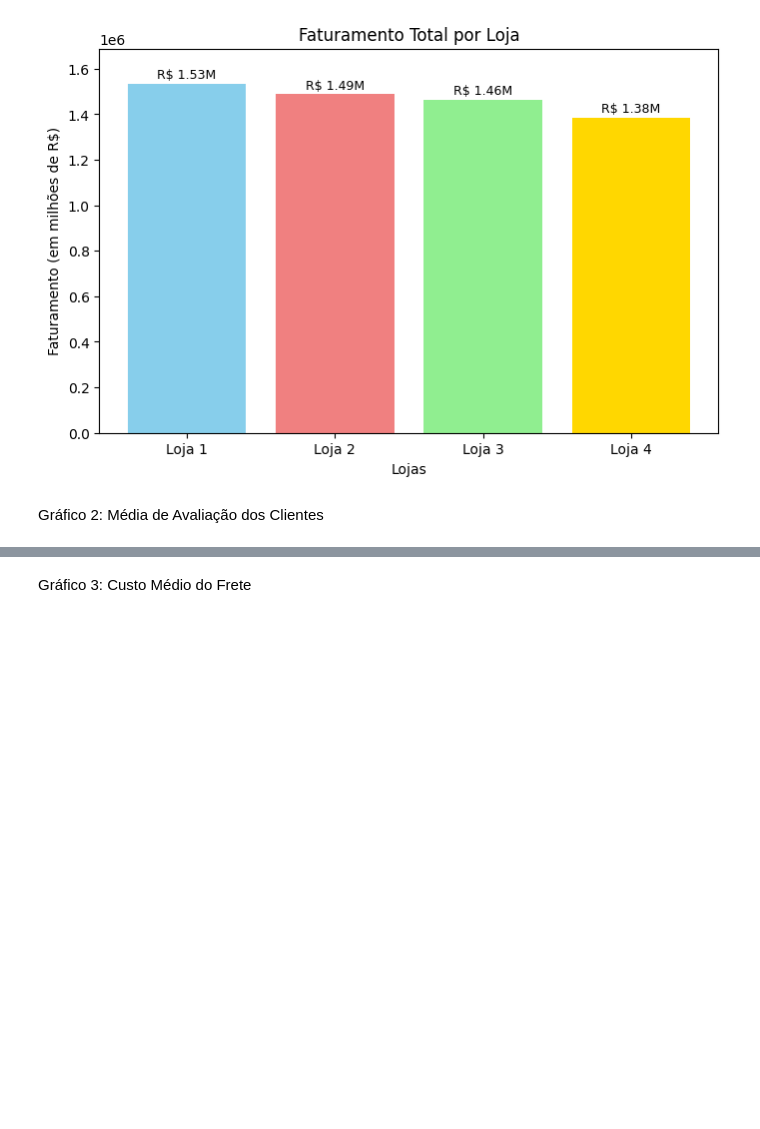
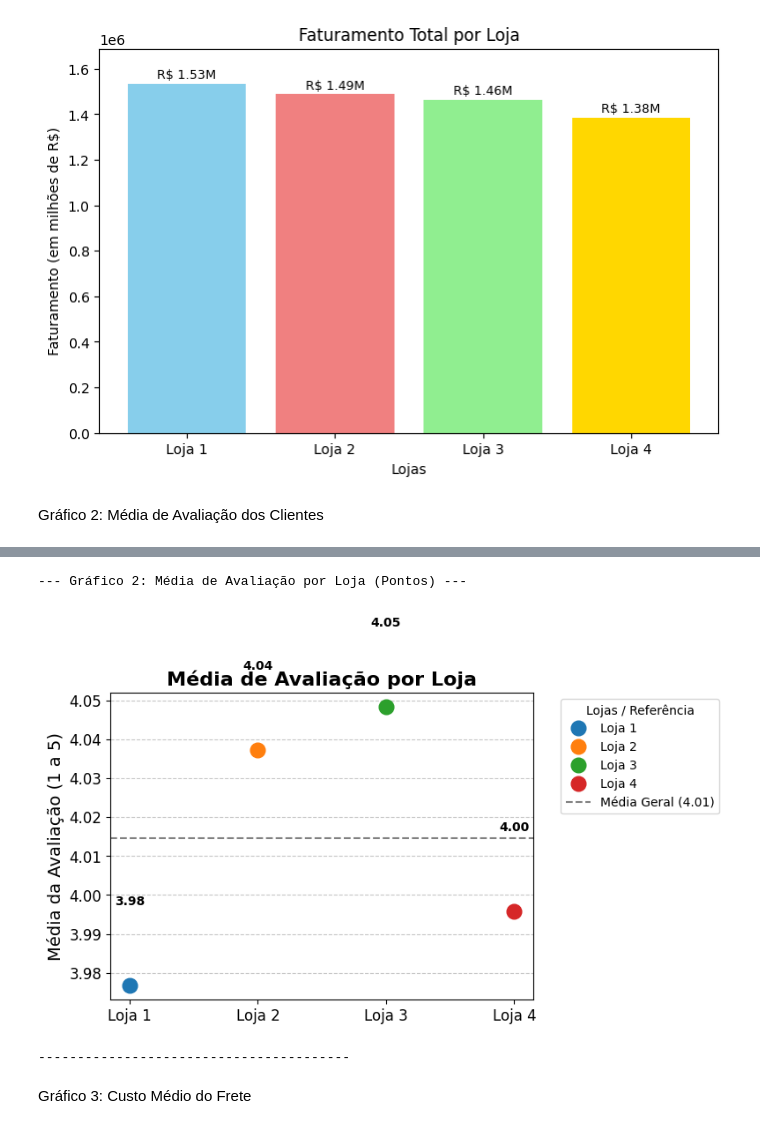
Before and after one commit to SueliHora/Challege-Data-Science-Latam, a Jupyter notebook: AluraStoreBr.ipynb, the cells around one changed output, grey strips where cells are left out. Saved outputs shown, nothing was run; the diff lists cells and outputs as text; code cells hidden in the pictures; blank space fills up the shorter version.

```diff
--- a/AluraStoreBr.ipynb
+++ b/AluraStoreBr.ipynb
@@ -226,2 +463,75 @@ plt.show()
+# %%
+import matplotlib.pyplot as plt
+import matplotlib.ticker as mticker # Importado, mas não essencial aqui
+
+print("\n--- Gráfico 2: Média de Avaliação por Loja (Pontos) ---")
+
+# Cores para manter consistência (opcional, mas bom para diferenciar)
+cores_grafico = ['#1f77b4', '#ff7f0e', '#2ca02c', '#d62728'] # Cores padrão
+
+# --- Criar o Gráfico ---
+try:
+    plt.figure(figsize=(8, 5)) # Define o tamanho da figura
+
+    # Plotar cada ponto individualmente para poder atribuir cor e legenda
+    for i in range(len(lojas_nomes)):
+        plt.plot(lojas_nomes[i],           # Posição no eixo X (nome da loja)
+                 medias_avaliacao[i],      # Posição no eixo Y (média da loja)
+                 marker='o',               # Formato do marcador (círculo)
+                 linestyle='',             # SEM linha conectando os pontos
+                 markersize=12,            # Tamanho do marcador
+                 color=cores_grafico[i],   # Cor específica para cada loja
+                 label=lojas_nomes[i])     # Texto para a legenda
+
+    # Adicionar linha horizontal para a média geral
+    # Usamos 'zorder=0' para garantir que a linha fique atrás dos pontos
+    plt.axhline(media_avaliacao_geral, color='grey', linestyle='--', linewidth=1.5,
+                label=f'Média Geral ({media_avaliacao_geral:.2f})', zorder=0)
+
+    # --- Títulos e Rótulos ---
+    plt.title('Média de Avaliação por Loja', fontsize=16, fontweight='bold')
+    # Não precisamos de rótulo X explícito, os nomes das lojas já estão lá
+    plt.ylabel('Média da Avaliação (1 a 5)', fontsize=14)
+    plt.xticks(fontsize=12) # Ajusta tamanho da fonte dos nomes das lojas no eixo X
+    plt.yticks(fontsize=12) # Ajusta tamanho da fonte dos valores no eixo Y
+
+    # --- Adicionar Rótulos de Dados (Valores exatos perto dos pontos) ---
+    for i, v in enumerate(medias_avaliacao):
+        # Adiciona o texto (valor formatado) um pouco acima do ponto
+        plt.text(i, v + 0.02, f'{v:.2f}', ha='center', va='bottom', fontsize=10, fontweight='bold')
+
+    # --- Ajustes Visuais ---
+    # Ajustar limites do eixo Y para focar na faixa de avaliações
+    # Verifica se medias_avaliacao não está vazia antes de calcular min/max
+    if medias_avaliacao:
+        min_val = min(medias_avaliacao + [media_avaliacao_geral]) # Inclui a média geral no cálculo
+        max_val = max(medias_avaliacao + [media_avaliacao_geral])
+        # Adiciona uma pequena margem para evitar que os pontos fiquem colados nas bordas
+        padding = (max_val - min_val) * 0.05 # 5% de margem
+        plt.ylim(min_val - padding, max_val + padding)
+    else:
+        plt.ylim(0, 5.5) # Define um limite padrão se não houver dados
+
+    # Adicionar grade apenas no eixo Y para facilitar a leitura dos níveis
+    plt.grid(axis='y', linestyle='--', alpha=0.7)
+
+    # Adicionar Legenda
+    plt.legend(title="Lojas / Referência", bbox_to_anchor=(1.05, 1), loc='upper left') # Coloca a legenda fora da área do gráfico
+
+    # --- Finalizar e Mostrar ---
+    plt.tight_layout() # Ajusta o layout para não cortar elementos
+    plt.show()
+
+except NameError as e:
+    print(f"ERRO ao gerar gráfico: Variável necessária não definida ({e}).")
+    print("Verifique se a célula anterior (que calcula as médias e cria as listas) foi executada sem erros.")
+except Exception as e:
+    print(f"ERRO inesperado ao gerar gráfico: {e}")
+
+print("-" * 40)
+# %% [output]
+--- Gráfico 2: Média de Avaliação por Loja (Pontos) ---
+[figure, added]
+----------------------------------------
 # %% [markdown]
 Gráfico 3: Custo Médio do Frete
```
Also changed, not shown: parts of 10 cells of this notebook.
